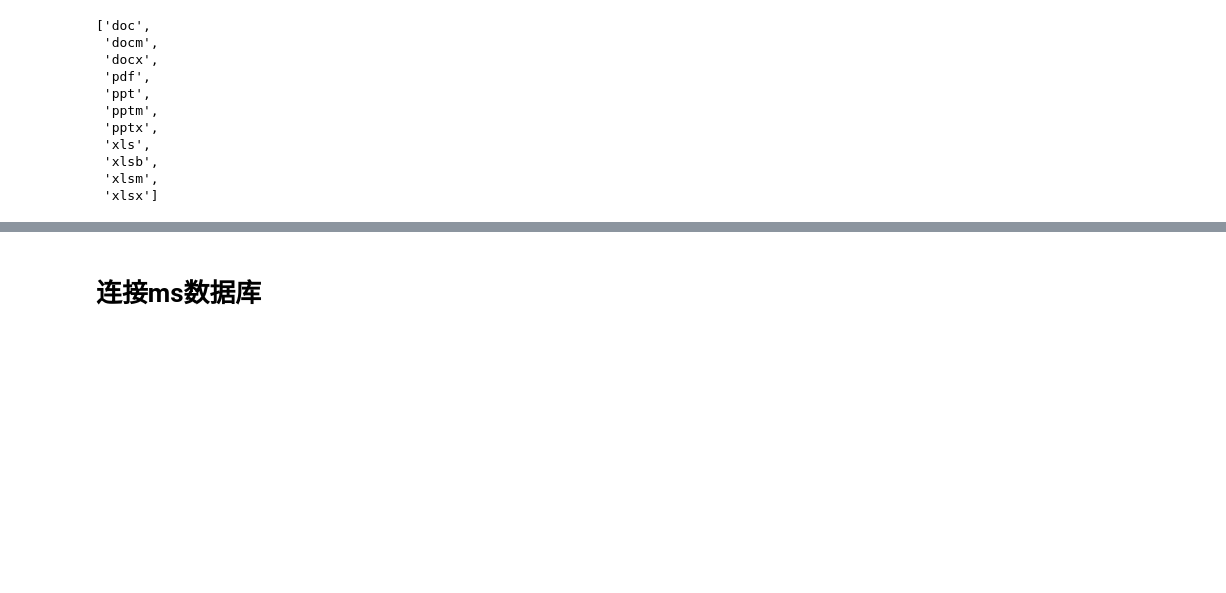
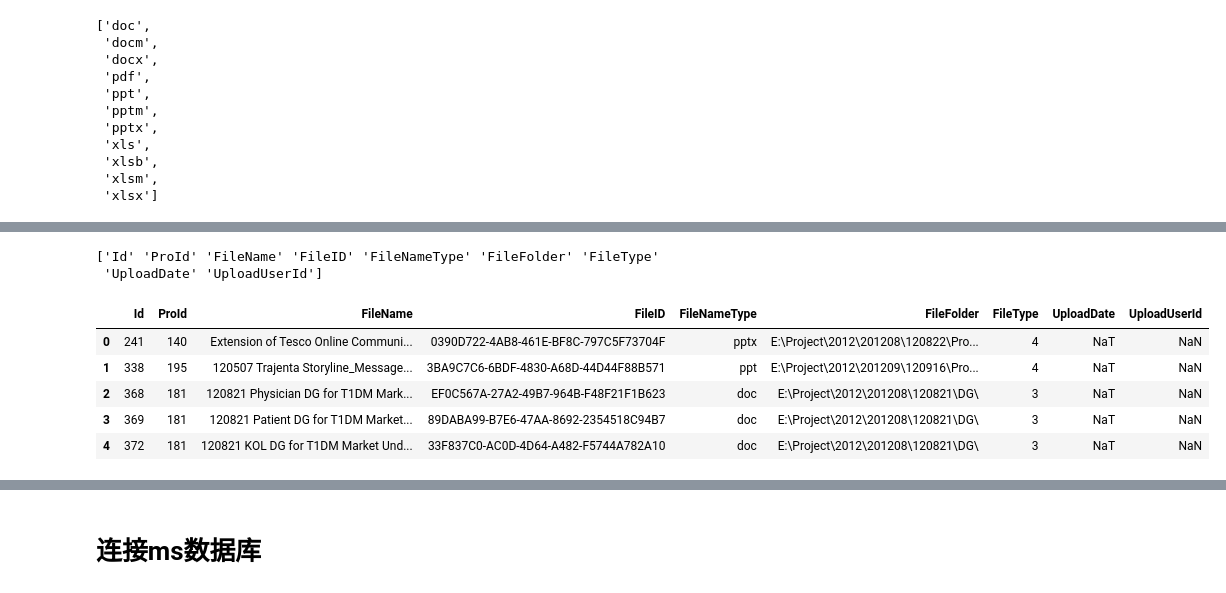
Before and after one commit to AsteriskAzurain/illuminera, a Jupyter notebook: illuminera.ipynb, the cells around one changed output, grey strips where cells are left out. Drawn from its saved outputs; the diff is of its cells as text; code cells hidden in the pictures; blank space fills up the shorter version.

```diff
--- a/illuminera.ipynb
+++ b/illuminera.ipynb
@@ -691,0 +722,12 @@ ls_type_s
+# %%
+print(srcData.columns.values)
+srcData[:5]
+# %% [output]
+['Id' 'ProId' 'FileName' 'FileID' 'FileNameType' 'FileFolder' 'FileType'
+ 'UploadDate' 'UploadUserId']
+|  | Id | ProId | FileName | FileID | FileNameType | FileFolder | FileType | UploadDate | UploadUserId |
+| 0 | 241 | 140 | Extension of Tesco Online Communi... | 0390D722-4AB8-461E-BF8C-797C5F73704F | pptx | E:\Project\2012\201208\120822\Pro... | 4 | NaT | NaN |
+| 1 | 338 | 195 | 120507 Trajenta Storyline_Message... | 3BA9C7C6-6BDF-4830-A68D-44D44F88B571 | ppt | E:\Project\2012\201209\120916\Pro... | 4 | NaT | NaN |
+| 2 | 368 | 181 | 120821 Physician DG for T1DM Mark... | EF0C567A-27A2-49B7-964B-F48F21F1B623 | doc | E:\Project\2012\201208\120821\DG\ | 3 | NaT | NaN |
+| 3 | 369 | 181 | 120821 Patient DG for T1DM Market... | 89DABA99-B7E6-47AA-8692-2354518C94B7 | doc | E:\Project\2012\201208\120821\DG\ | 3 | NaT | NaN |
+| 4 | 372 | 181 | 120821 KOL DG for T1DM Market Und... | 33F837C0-AC0D-4D64-A482-F5744A782A10 | doc | E:\Project\2012\201208\120821\DG\ | 3 | NaT | NaN |
```
Also changed, not shown: parts of 6 cells of this notebook.
